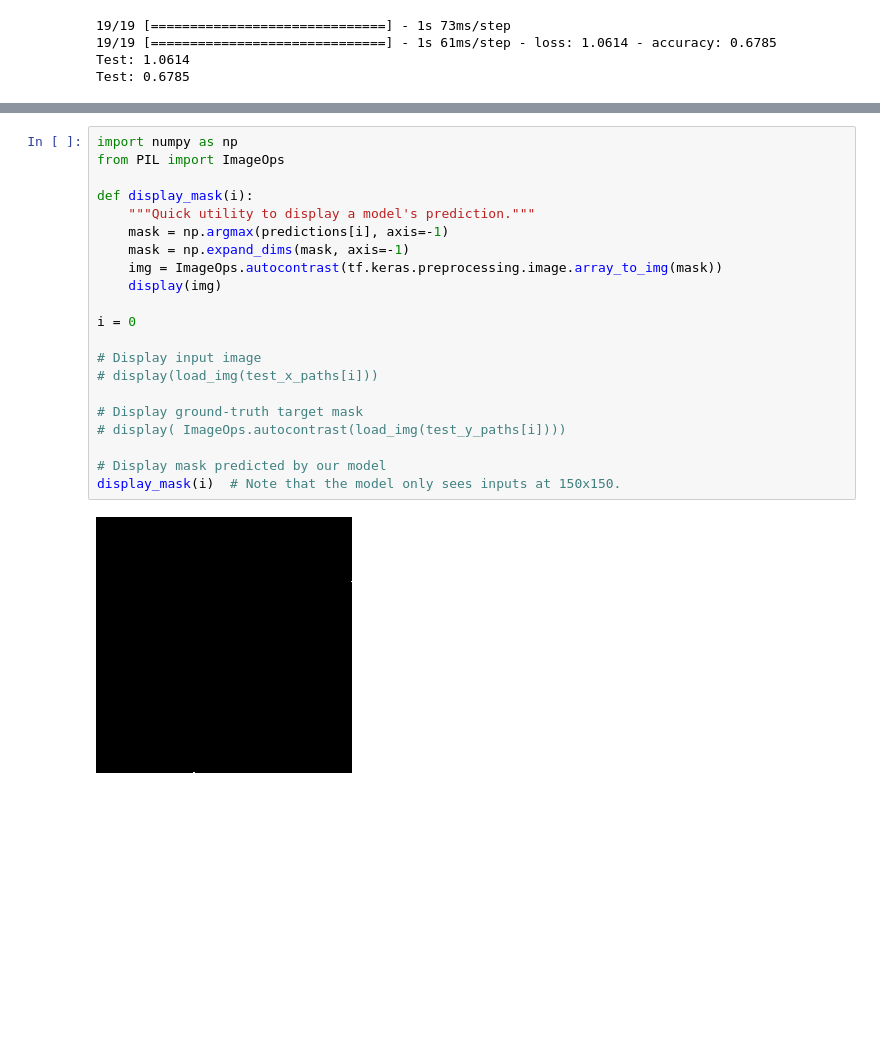
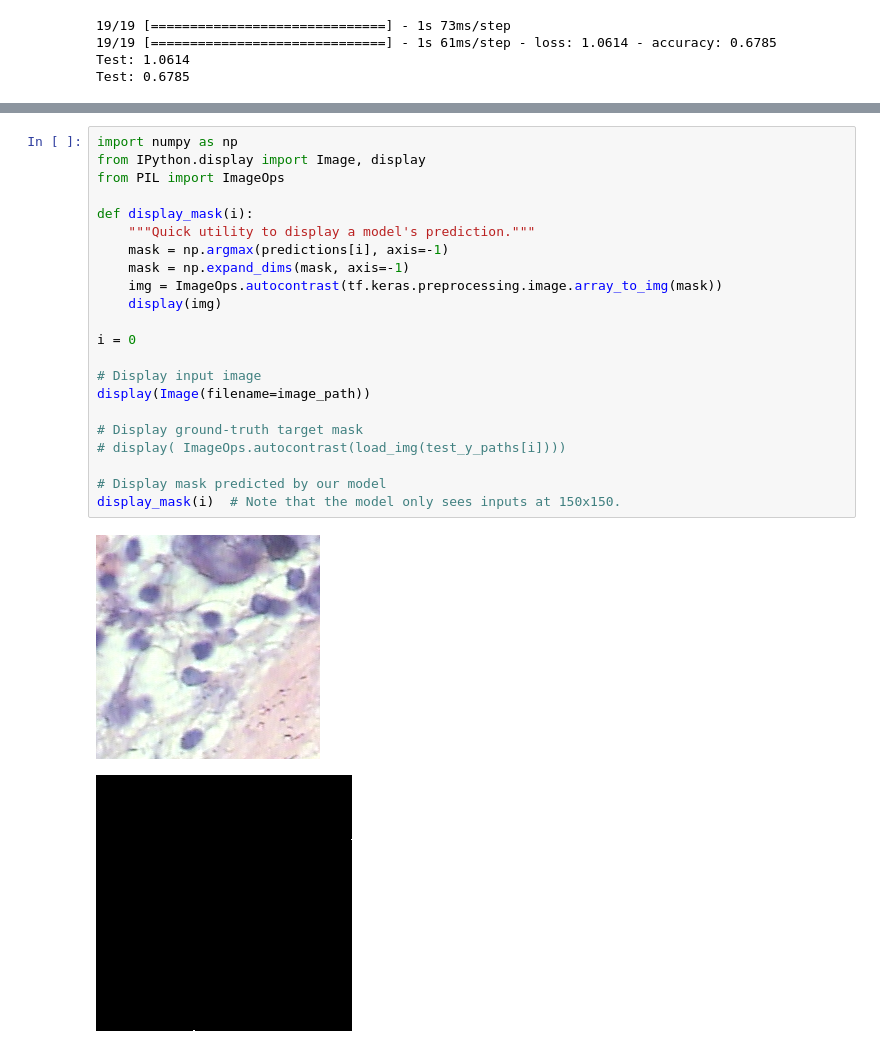
Before and after one commit to mikkac/breakhis_fine_tuning, a Jupyter notebook: scripts/common/prepare_model.ipynb, the cells around one changed output, grey strips where cells are left out. Cells and saved outputs as stored; diff of their text form; blank space fills up the shorter version.

```diff
--- a/scripts/common/prepare_model.ipynb
+++ b/scripts/common/prepare_model.ipynb
@@ -343,23 +333,25 @@ array([[[[0.7973567 , 0.07321797, 0.12942535],
 # %%
 import numpy as np
+from IPython.display import Image, display
 from PIL import ImageOps
 
 def display_mask(i):
     """Quick utility to display a model's prediction."""
     mask = np.argmax(predictions[i], axis=-1)
     mask = np.expand_dims(mask, axis=-1)
     img = ImageOps.autocontrast(tf.keras.preprocessing.image.array_to_img(mask))
     display(img)
 
 i = 0
 
 # Display input image
-# display(load_img(test_x_paths[i]))
+display(Image(filename=image_path))
 
 # Display ground-truth target mask
 # display( ImageOps.autocontrast(load_img(test_y_paths[i])))
 
 # Display mask predicted by our model
 display_mask(i)  # Note that the model only sees inputs at 150x150.
 # %% [output]
-[figure, old version]
+[figure, new version]
+[figure, added]
```
Also changed, not shown: parts of 4 cells of this notebook.
